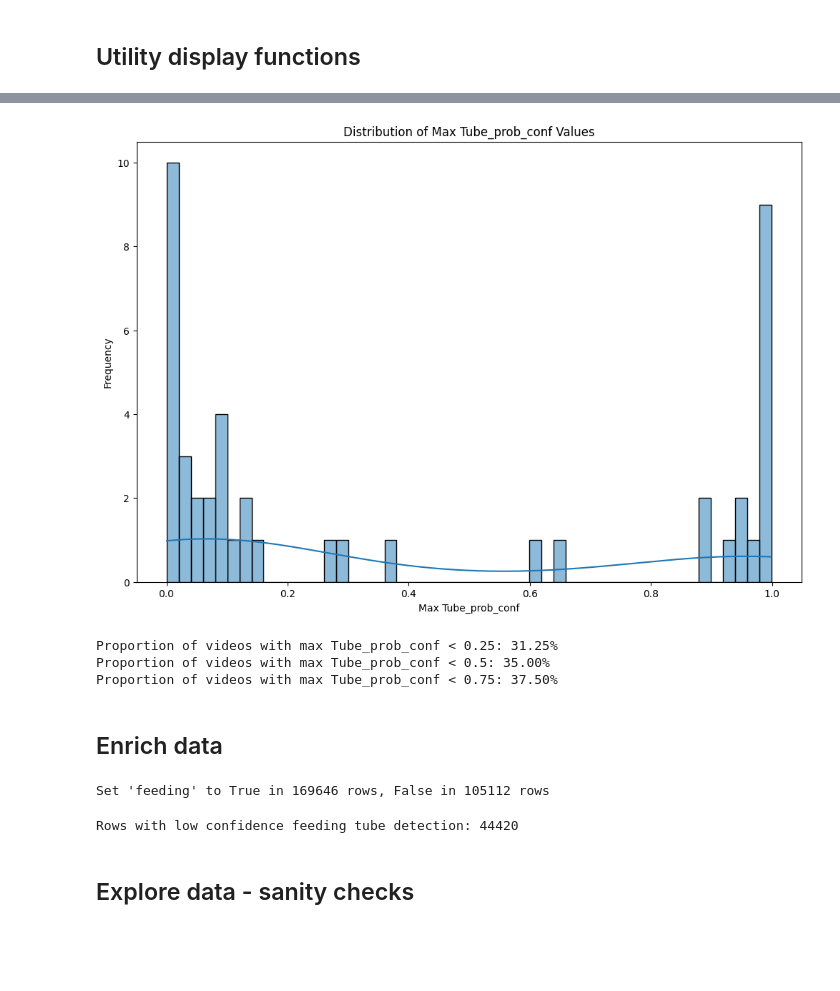
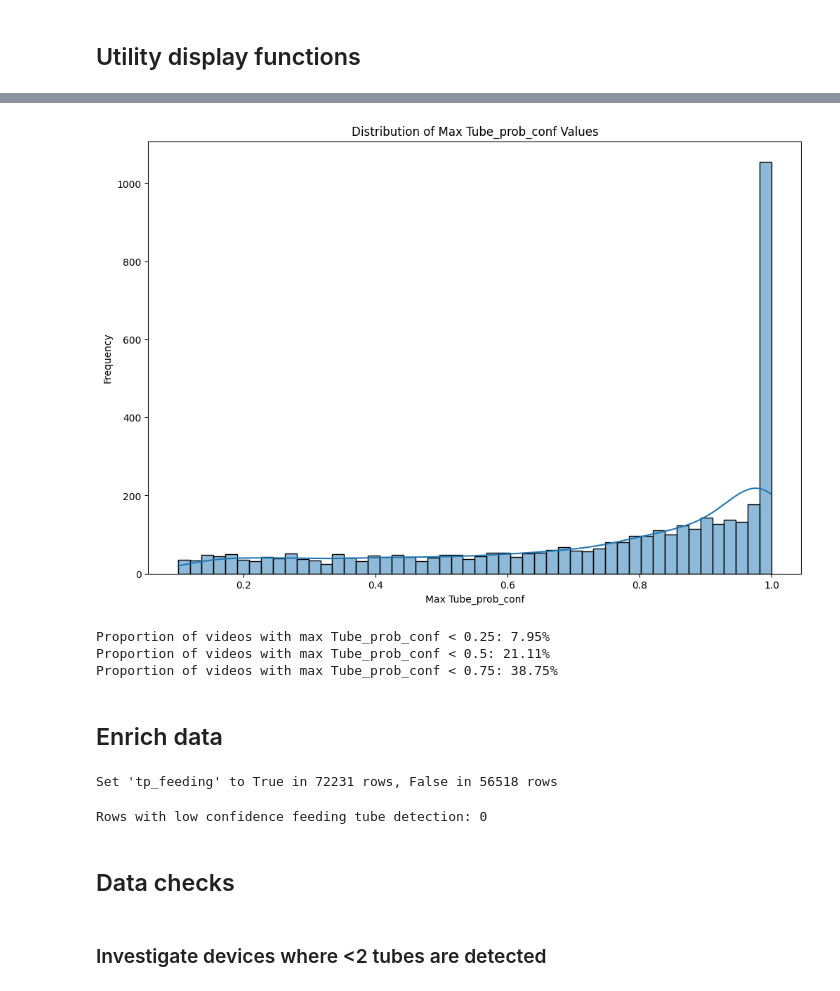
Before and after one commit to Oxford-Bee-Lab/ChoiceAssay, a Jupyter notebook: src/choice_assay/etl/download_and_enrich.ipynb, the cells around one changed output, grey strips where cells are left out. Cells and saved outputs as stored; diff of their text form; code cells hidden in the pictures; blank space fills up the shorter version.

```diff
--- a/src/choice_assay/etl/download_and_enrich.ipynb
+++ b/src/choice_assay/etl/download_and_enrich.ipynb
@@ -114,11 +117,12 @@ Downloaded 789 files to C:\Users\bee-ops\code\ChoiceAssay\src\choice_assay\etl\d
 # %%
+# Aggregate CSVs
 csv_paths = sorted(SRC_JOURNAL_DIR.rglob("*.csv"))
 print(f"CSV files available locally: {len(csv_paths)}")
 
 required_fields = [
     "device_id",
     "timestamp",
-    "device_name",
+    #"device_name",
     "Tube_prob_x",
     "Tube_prob_y",
     "Tube_prob_conf",
@@ -128,6 +132,9 @@ required_fields = [
     "R_tube_x",
     "R_tube_y",
     "R_tube_conf",
+    "End_prob_x",
+    "End_prob_y",
+    "End_prob_conf",
     "source_filename",
     "frame_index",
     "frame_start_time",
@@ -167,6 +174,9 @@ if df_list:
 else:
     aggregated_df = pd.DataFrame()
 
+# Print full column list
+print(aggregated_df.columns.tolist())
+
 # To make processing faster and easier, we only want to retain the required columns
 aggregated_df = aggregated_df[required_fields]
 
@@ -203,45 +213,40 @@ Total videos with Tube_prob_conf >= 0.1: 13929
 Unique source filenames CSV saved to: C:\Users\bee-ops\code\ChoiceAssay\src\choice_assay\etl\downloads\unique_source_filenames_CAPOSE.csv
 # %%
 # Get the max Tube_prob_conf for each source_filename.
-max_tube_prob_conf = df.groupby("source_filename")["Tube_prob_conf"].max().reset_index()
+max_tube_prob_conf = aggregated_df.groupby("source_filename")["Tube_prob_conf"].max().reset_index()
 
 # Plot the distribution of max Tube_prob_conf values as a histogram
 plt.figure(figsize=(12, 8))
 sns.histplot(max_tube_prob_conf["Tube_prob_conf"], bins=50, kde=True)
 plt.title("Distribution of Max Tube_prob_conf Values")
 plt.xlabel("Max Tube_prob_conf")
 plt.ylabel("Frequency")
 plt.show()
 
 # Print the proportion of videos with max Tube_prob_conf < 0.25, < 0.5, and < 0.75
 total_videos = len(max_tube_prob_conf)
 print(
     f"Proportion of videos with max Tube_prob_conf < 0.25: {(max_tube_prob_conf['Tube_prob_conf'] < 0.25).sum() / total_videos:.2%}"
 )
 print(
     f"Proportion of videos with max Tube_prob_conf < 0.5: {(max_tube_prob_conf['Tube_prob_conf'] < 0.5).sum() / total_videos:.2%}"
 )
 print(
     f"Proportion of videos with max Tube_prob_conf < 0.75: {(max_tube_prob_conf['Tube_prob_conf'] < 0.75).sum() / total_videos:.2%}"
 )
 # %% [output]
-[figure, old version]
+[figure, new version]
-Proportion of videos with max Tube_prob_conf < 0.25: 31.25%
-Proportion of videos with max Tube_prob_conf < 0.5: 35.00%
-Proportion of videos with max Tube_prob_conf < 0.75: 37.50%
+Proportion of videos with max Tube_prob_conf < 0.25: 7.95%
+Proportion of videos with max Tube_prob_conf < 0.5: 21.11%
+Proportion of videos with max Tube_prob_conf < 0.75: 38.75%
 # %% [markdown]
 ## Enrich data
 # %%
 # Clean data
 df = pd.read_csv(aggregated_csv_file)
 
-# Set feeding to True if tube_prob_conf is greater than 0.5, otherwise set to False
-df["feeding"] = df["Tube_prob_conf"] > 0.5
-print(f"Set 'feeding' to True in {df['feeding'].sum()} rows, False in {len(df) - df['feeding'].sum()} rows")
-
-# Extract the RPI number from the end of the device name (the characters after the last -)
-df["rpi_number"] = df["device_name"].str.extract(r"-(\d+)$")
-# Set the RPI type to 4 if the rpi_number is 10 or less
-df["rpi_type"] = df["rpi_number"].apply(lambda x: "RPI4" if int(x) <= 10 else "RPI5")
+# Set tp_feeding to True if tube_prob_conf is greater than 0.5, otherwise set to False
+df["tp_feeding"] = df["Tube_prob_conf"] > 0.5
+print(f"Set 'tp_feeding' to True in {df['tp_feeding'].sum()} rows, False in {len(df) - df['tp_feeding'].sum()} rows")
 # %% [output]
-Set 'feeding' to True in 169646 rows, False in 105112 rows
+Set 'tp_feeding' to True in 72231 rows, False in 56518 rows
@@ -248,6 +272,6 @@ Set 'feeding' to True in 169646 rows, False in 105112 rows
 # %%
 # How many rows don't have a high confidence feeding tube detection (L_tube_conf, R_tube_conf)
-df["tube_low_confidence"] = (df["L_tube_conf"] < 0.25) | (df["R_tube_conf"] < 0.25)
+df["tube_low_confidence"] = (df["L_tube_conf"] < 0.5) | (df["R_tube_conf"] < 0.5)
 print(f"Rows with low confidence feeding tube detection: {df['tube_low_confidence'].sum()}")
 # %% [output]
-Rows with low confidence feeding tube detection: 44420
+Rows with low confidence feeding tube detection: 0
@@ -254,2 +304,4 @@ Rows with low confidence feeding tube detection: 44420
 # %% [markdown]
-## Explore data - sanity checks
+## Data checks
+# %% [markdown]
+### Investigate devices where <2 tubes are detected
```
Also changed, not shown: parts of 27 cells of this notebook, 1 other file.
